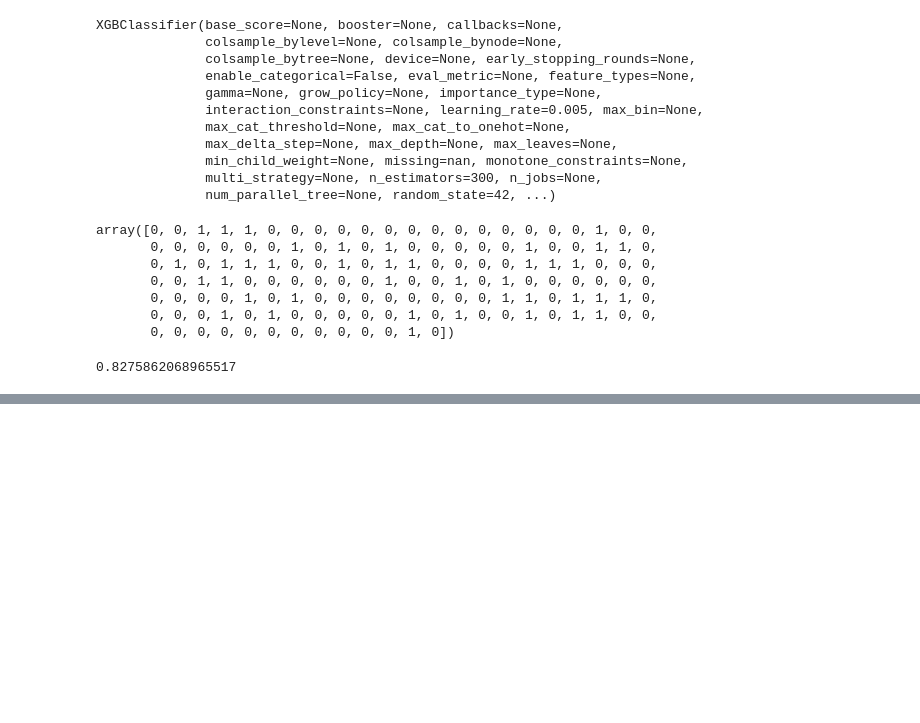
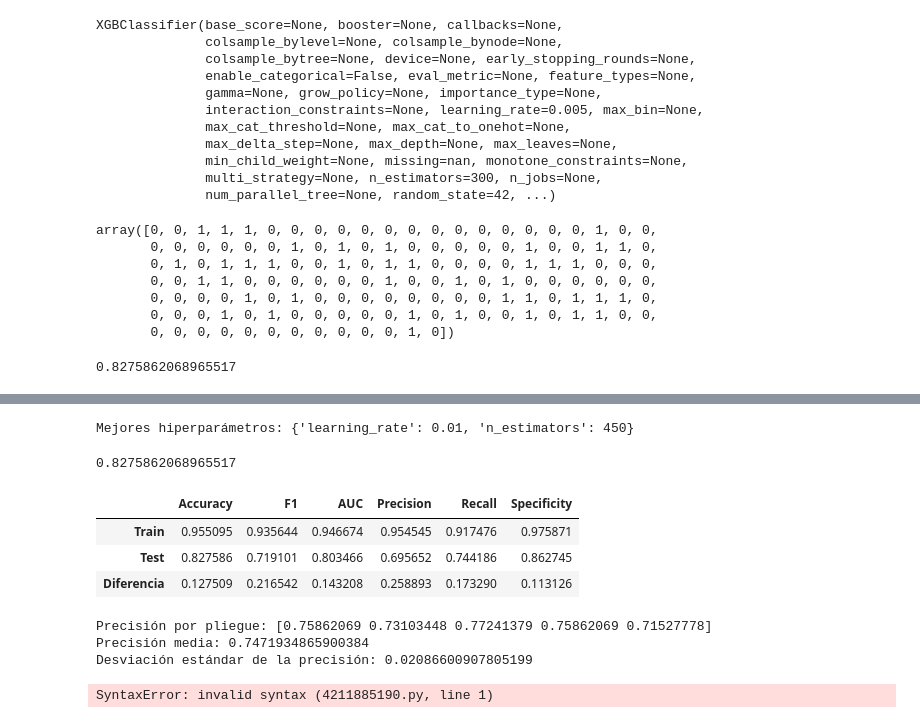
Before and after one commit to RmVa23/Decision-tree-RF, a Jupyter notebook: Boosting.ipynb, the cells around one changed output, grey strips where cells are left out. Drawn from its saved outputs; the diff is of its cells as text; code cells hidden in the pictures; blank space fills up the shorter version.

```diff
--- a/Boosting.ipynb
+++ b/Boosting.ipynb
@@ -50,0 +108,68 @@ print(accuracy_score(y_test, y_pred))
+# %%
+# Optimización de hiperparámetros
+param_grid = {
+    'n_estimators': np.arange(100, 501, 50),
+    'learning_rate': np.linspace(0, 0.01, 6)
+}
+
+grid_search = GridSearchCV(model, param_grid, cv=5, scoring='accuracy')
+grid_search.fit(X_train, y_train)
+
+# Mejores hiperparámetros
+print("Mejores hiperparámetros:", grid_search.best_params_)
+# %% [output]
+Mejores hiperparámetros: {'learning_rate': 0.01, 'n_estimators': 450}
+# %%
+# Predicciones
+y_pred_opt = grid_search.predict(X_test)
+
+# Evaluación del modelo
+opt_accuracy = accuracy_score(y_test, y_pred_opt)
+opt_accuracy
+# %% [output]
+0.8275862068965517
+# %%
+# Evaluar el segundo modelo optimizacion en entrenamiento y prueba
+test_pred_opt = grid_search.predict(X_test)
+train_pred_opt = grid_search.predict(X_train)
+# %%
+get_metrics(y_train, y_test, train_pred_opt, test_pred_opt)
+# %% [output]
+|  | Accuracy | F1 | AUC | Precision | Recall | Specificity |
+| Train | 0.955095 | 0.935644 | 0.946674 | 0.954545 | 0.917476 | 0.975871 |
+| Test | 0.827586 | 0.719101 | 0.803466 | 0.695652 | 0.744186 | 0.862745 |
+| Diferencia | 0.127509 | 0.216542 | 0.143208 | 0.258893 | 0.173290 | 0.113126 |
+# %%
+# Validación cruzada estratificada
+
+from sklearn.model_selection import StratifiedKFold, cross_val_score
+
+# Definir el modelo con los hiperparámetros optimizados
+model = XGBClassifier(n_estimators=300, learning_rate=0.005, random_state=42)
+
+# Definir la estrategia de validación cruzada estratificada
+cv = StratifiedKFold(n_splits=5, shuffle=True, random_state=42)
+
+# Calcular la precisión mediante validación cruzada
+scores = cross_val_score(model, X, y, cv=cv, scoring='accuracy')
+
+# Imprimir los puntajes de precisión para cada pliegue
+print("Precisión por pliegue:", scores)
+
+# Calcular la precisión media y su desviación estándar
+print("Precisión media:", scores.mean())
+print("Desviación estándar de la precisión:", scores.std())
+# %% [output]
+Precisión por pliegue: [0.75862069 0.73103448 0.77241379 0.75862069 0.71527778]
+Precisión media: 0.7471934865900384
+Desviación estándar de la precisión: 0.02086600907805199
+# %%
+Los resultados de la validación cruzada estratificada muestran que el modelo tiene una precisión bastante consistente en cada pliegue,
+con puntajes que varían entre aproximadamente 0.743 y 0.786. La precisión media obtenida es de aproximadamente 0.768,
+lo que indica que el modelo tiene un buen rendimiento en general en la clasificación de los datos.
+
+La desviación estándar de la precisión es relativamente baja, alrededor de 0.014, lo que sugiere que los puntajes de precisión en los
+diferentes pliegues no difieren mucho entre sí, lo que indica una buena estabilidad en el rendimiento del modelo.
+En resumen, el modelo parece ser consistente y generaliza bien a través de los diferentes pliegues de la validación cruzada.
+# %% [output]
+SyntaxError: invalid syntax (4211885190.py, line 1)
```
Also changed, not shown: parts of 8 cells of this notebook, 1 other file.
